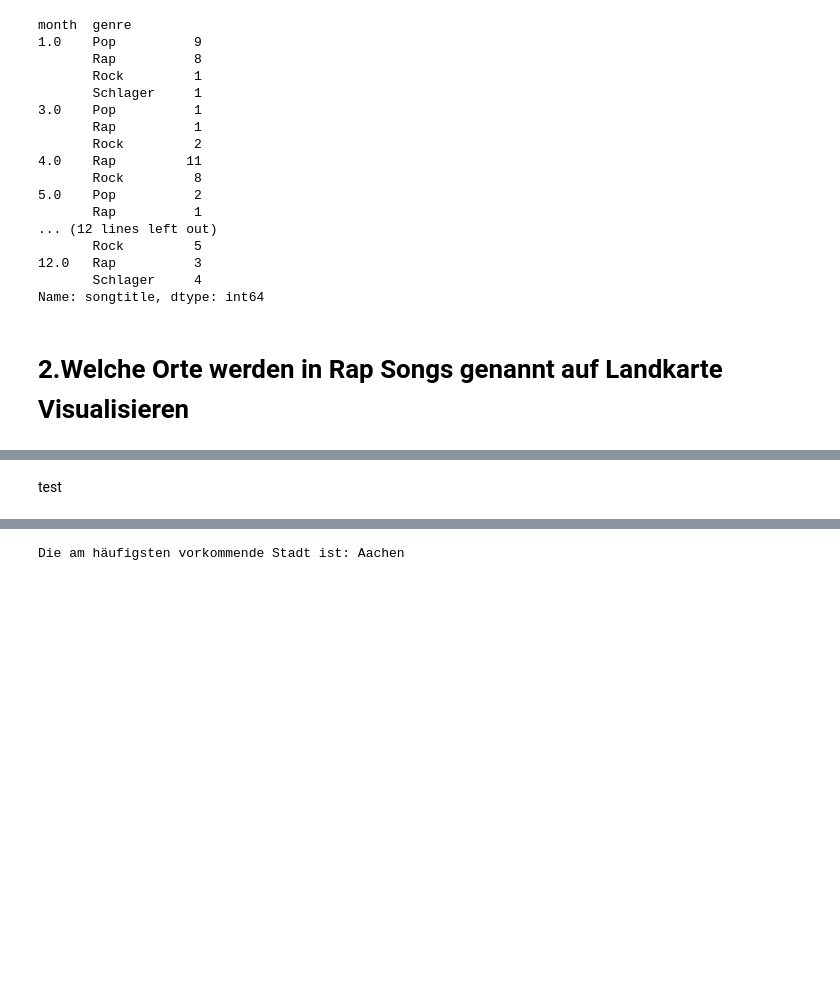
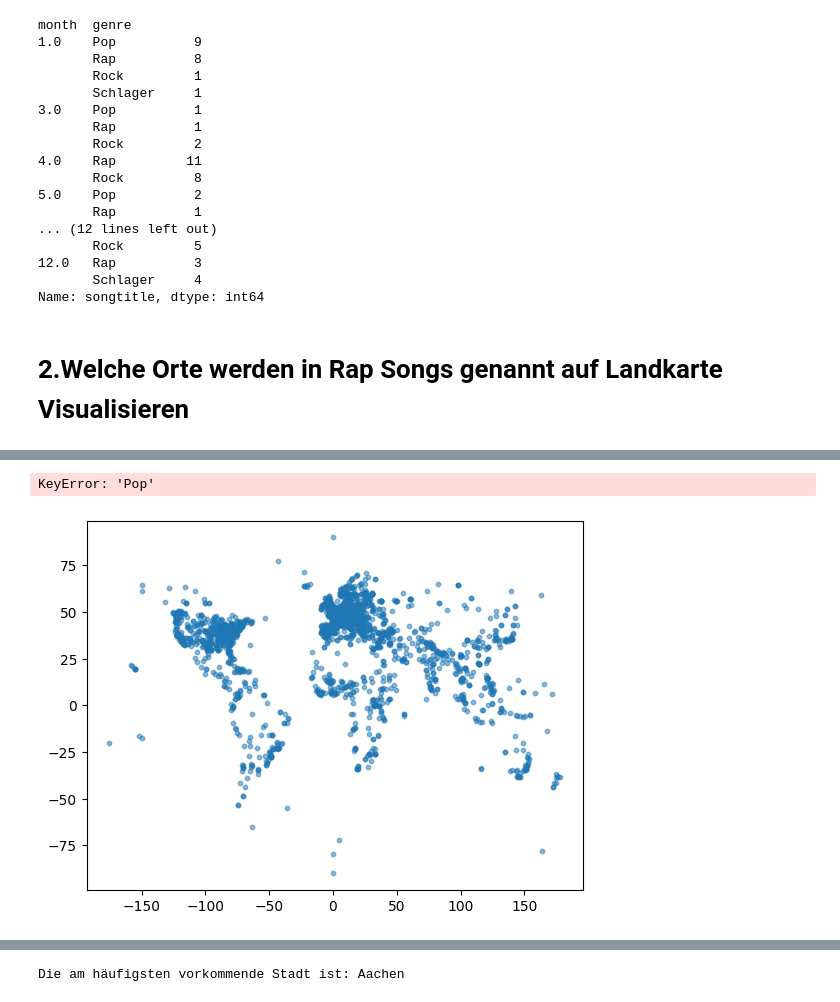
Before and after one commit to Richard-Sieg-TH-Koln/statistik-1-team-2, a Jupyter notebook: notebooks/marc_biehl.ipynb, the cells around one changed output, grey strips where cells are left out. Drawn from its saved outputs; the diff is of its cells as text; code cells hidden in the pictures; blank space fills up the shorter version.

Commit message:
updated code recommendations / need help cities

```diff
--- a/notebooks/marc_biehl.ipynb
+++ b/notebooks/marc_biehl.ipynb
@@ -212,2 +186,66 @@ city_df = pd.DataFrame({'City': cities, 'Latitude': latitudes, 'Longitude': long
-# %% [markdown]
-test
+# %%
+import geotext
+import pandas as pd
+import spacy
+import matplotlib.pyplot as plt
+
+# Laden des Spacy-Modells für die Entitäts-Erkennung
+nlp = spacy.load("de_core_news_sm")
+nlp.max_length = 10000000
+
+# Filtere Daten nur mit Lyrics
+data_with_lyrics = data[data['lyrics'].notnull()]
+
+# Extrahiere Städte aus den Lyrics und überprüfe mit Spacy, ob es sich um eine Location handelt
+cities = []
+for lyrics in data_with_lyrics['lyrics']:
+    doc = nlp(lyrics)
+    for ent in doc.ents:
+        if ent.label_ == "LOC":
+            cities.append(ent.text)
+
+# Entferne Duplikate und sortiere die Städte
+cities = sorted(list(set(cities)))
+
+# Bestimme Koordinaten für jede Stadt
+geolocator = Nominatim(user_agent="my_app")
+city_coords = {}
+for city in cities:
+    if city in city_coords:
+        continue
+    location = geolocator.geocode(city, timeout=10)
+    if location is not None:
+        city_coords[city] = {
+            'Latitude': location.latitude,
+            'Longitude': location.longitude
+        }
+
+# Erstelle eine DataFrame mit den Städten und ihren Koordinaten
+city_df = pd.DataFrame.from_dict(city_coords, orient='index').reset_index()
+city_df.columns = ['City', 'Latitude', 'Longitude']
+
+# Zähle die häufigsten Städte pro Genre
+genre_cities = data_with_lyrics.groupby('genre')['lyrics'].apply(lambda x: ' '.join(x)).reset_index()
+genre_cities['cities'] = genre_cities['lyrics'].apply(lambda x: [ent.text for ent in nlp(x).ents if ent.label_ == "LOC"])
+genre_cities['city_count'] = genre_cities['cities'].apply(lambda x: pd.Series(x).value_counts().to_dict())
+
+# Plot der Kartenpunkte mit Größe entsprechend der Häufigkeit pro Genre
+plt.scatter(city_df['Longitude'], city_df['Latitude'], s=10, alpha=0.5)
+for genre in genre_cities['genre']:
+    genre_cities_genre = genre_cities[genre_cities[genre] > 0]
+    for _, row in genre_cities_genre.iterrows():
+        city = row['index']
+        count = row[genre]
+        if city in city_coords:
+            plt.scatter(city_coords[city]['Longitude'], city_coords[city]['Latitude'], s=count*10, alpha=0.7, label=genre)
+plt.legend()
+
+# Einstellungen für das Diagramm
+plt.xlabel("Longitude")
+plt.ylabel("Latitude")
+
+# Anzeigen des Diagramms
+plt.show()
+# %% [output]
+KeyError: 'Pop'
+[figure, added]
```
Also changed, not shown: parts of 14 cells of this notebook.
